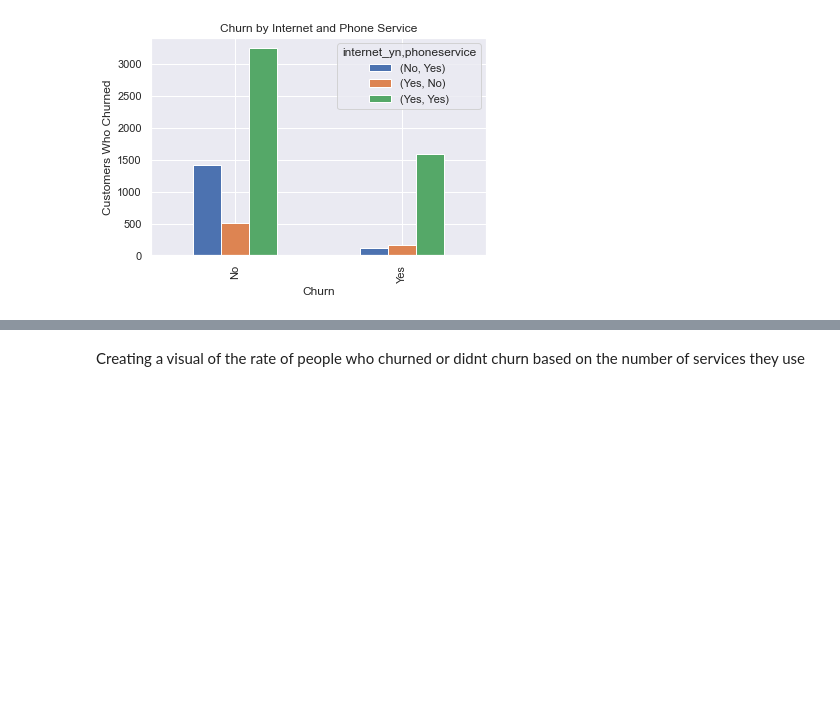
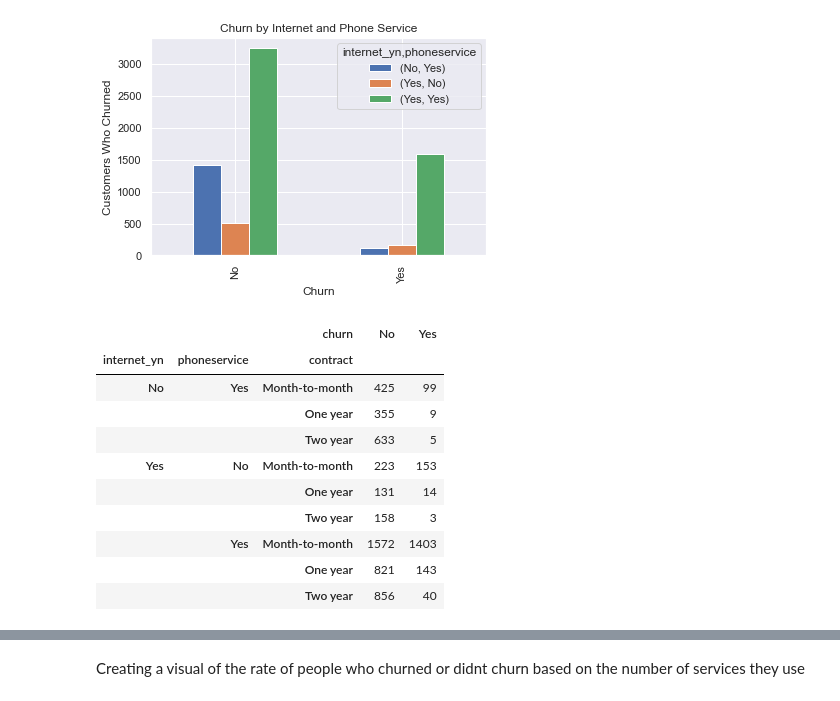
Before and after one commit to GriffinRiner/bsc-phase-three-project, a Jupyter notebook: notebooks/exploratory/Griffin/Warren_copy.ipynb, the cells around one changed output, grey strips where cells are left out. Saved outputs shown, nothing was run; the diff lists cells and outputs as text; code cells hidden in the pictures; blank space fills up the shorter version.

```diff
--- a/notebooks/exploratory/Griffin/Warren_copy.ipynb
+++ b/notebooks/exploratory/Griffin/Warren_copy.ipynb
@@ -332,3 +332,18 @@ pd.DataFrame(df.groupby(['internet_yn', 'phoneservice', 'churn']).size()).reset_
 # %% [output]
 <AxesSubplot:title={'center':'Churn by Internet and Phone Service'}, xlabel='Churn', ylabel='Customers Who Churned'>
 [figure]
+# %%
+pd.DataFrame(df.groupby(['internet_yn', 'phoneservice', 'contract', 'churn']).size()).reset_index().pivot(index='churn', columns=['internet_yn', 'phoneservice', 'contract'],
+                                                                                     values=0).T
+# %% [output]
+|  |  | churn | No | Yes |
+| internet_yn | phoneservice | contract |  |  |
+| No | Yes | Month-to-month | 425 | 99 |
+|  |  | One year | 355 | 9 |
+|  |  | Two year | 633 | 5 |
+| Yes | No | Month-to-month | 223 | 153 |
+|  |  | One year | 131 | 14 |
+|  |  | Two year | 158 | 3 |
+|  | Yes | Month-to-month | 1572 | 1403 |
+|  |  | One year | 821 | 143 |
+|  |  | Two year | 856 | 40 |
```
Also changed, not shown: parts of 3 cells of this notebook.
